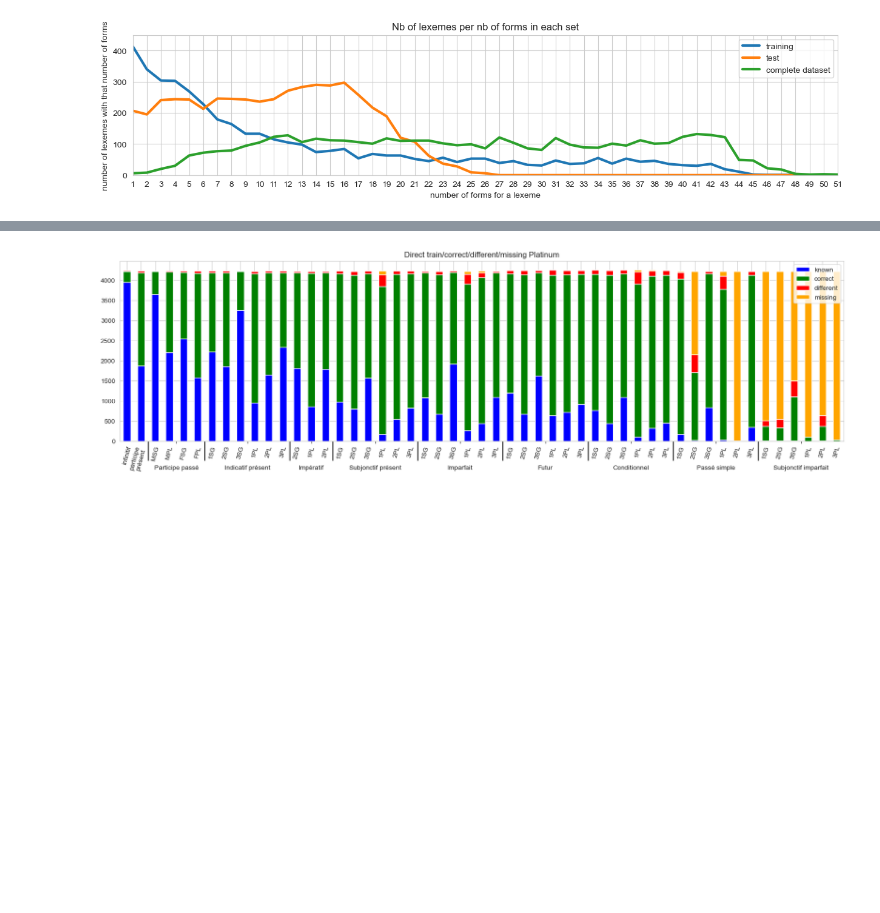
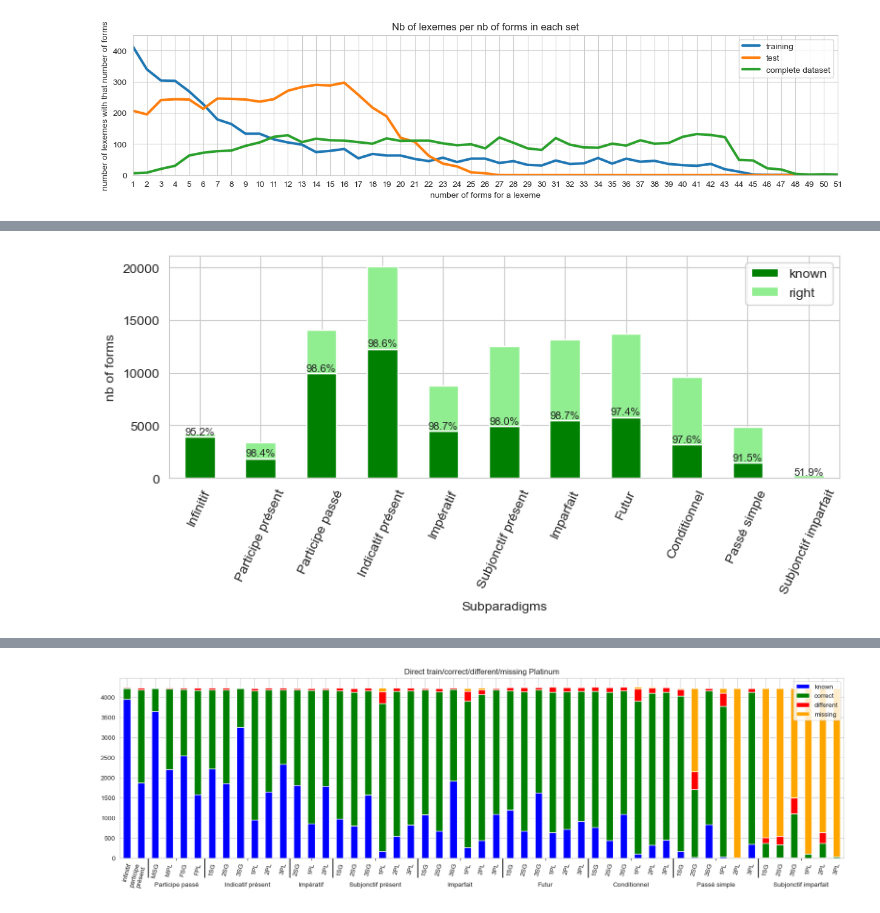
Before and after one commit to gboye/SWIM, a Jupyter notebook: ParadigmGeneration/Vlexique2/WordStructure-Statistiques-S4-Gold.ipynb, the cells around one changed output, grey strips where cells are left out. Cells and saved outputs as stored; diff of their text form; code cells hidden in the pictures; blank space fills up the shorter version.

```diff
--- a/ParadigmGeneration/Vlexique2/WordStructure-Statistiques-S4-Gold.ipynb
+++ b/ParadigmGeneration/Vlexique2/WordStructure-Statistiques-S4-Gold.ipynb
@@ -142,0 +144,26 @@ plt.savefig(repFiles+"Distribution-Direct-Gold.png",dpi=300,bbox_inches="tight")
+# %%
+dTiroir={"in":"Infinitif","pP":"Participe présent",
+         "pp":"Participe passé","pi":"Indicatif présent",
+         "pI":"Impératif","ps":"Subjonctif présent",
+         "ii":"Imparfait","fi":"Futur","pc":"Conditionnel",
+         "ai":"Passé simple","is":"Subjonctif imparfait"}
+dNbTiroir={"Infinitif":1, "Participe présent":1, "Participe passé":4, "Indicatif présent":6, "Impératif":3, "Subjonctif présent":6, "Imparfait":6, "Futur":6, "Conditionnel":6, "Passé simple":6, "Subjonctif imparfait":6}
+lTiroir=list(dTiroir.values())
+
+def makeSubparadigmTable(df):
+    dfT=df.T
+    dfT["Subparadigm"]=dfT.index.str[:2]
+    dfT["Subparadigm"]=dfT.Subparadigm.replace(dTiroir)
+    return dfT.groupby("Subparadigm").count().T.sum()
+# %%
+dfInput4T=makeSubparadigmTable(dfInput4)
+dfDirect4CorrT=makeSubparadigmTable(dfDirect4Corr)
+dfDirect4DiffT=makeSubparadigmTable(dfDirect4Diff)
+dfDirect4MissT=makeSubparadigmTable(dfDirect4Miss)
+dfDirect4KRWM=pd.DataFrame({"known":dfInput4T,
+              "right":dfDirect4CorrT,
+              "wrong":dfDirect4DiffT,
+              "missing":dfDirect4MissT}).reindex(lTiroir)
+dfDirect4KRWM["recall"]=round(dfDirect4KRWM.right/(dfDirect4KRWM.right+dfDirect4KRWM.wrong+dfDirect4KRWM.missing)*100,1).astype(str)+"%"
+dfDirect4KRWM["errors"]=round(dfDirect4KRWM.wrong/(dfDirect4KRWM.right+dfDirect4KRWM.wrong+dfDirect4KRWM.missing)*100,1).astype(str)+"%"
+dfDirect4KRWM
@@ -142,0 +184,16 @@ plt.savefig(repFiles+"Distribution-Direct-Gold.png",dpi=300,bbox_inches="tight")
+# %%
+ax=dfDirect4KRWM[["known","right"]].plot.bar(stacked=True,figsize=(9,3),color=["green","lightgreen",])
+ax.set_xlabel("Subparadigms")
+ax.set_ylabel("nb of forms")
+ax.tick_params(axis='x', labelrotation=65)
+
+covLabels=dfDirect4KRWM["recall"].tolist()
+rects=ax.patches[:11]
+for rect, label in zip(rects, covLabels):
+    height=rect.get_height()
+    ax.text(
+        rect.get_x() + rect.get_width() / 2, height + 5, label, ha="center", va="bottom", fontsize=8
+    )
+plt.savefig(repFiles+"Recall-FormsTenses.png",dpi=300,bbox_inches="tight")
+# %% [output]
+[figure, added]
```
Also changed, not shown: parts of 15 cells of this notebook, 3 other files.
